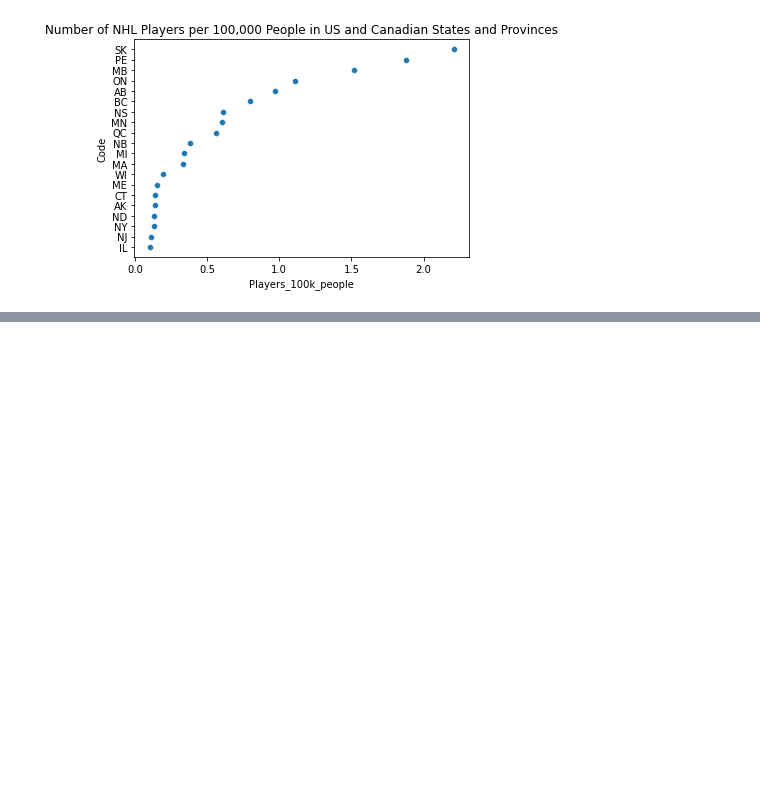
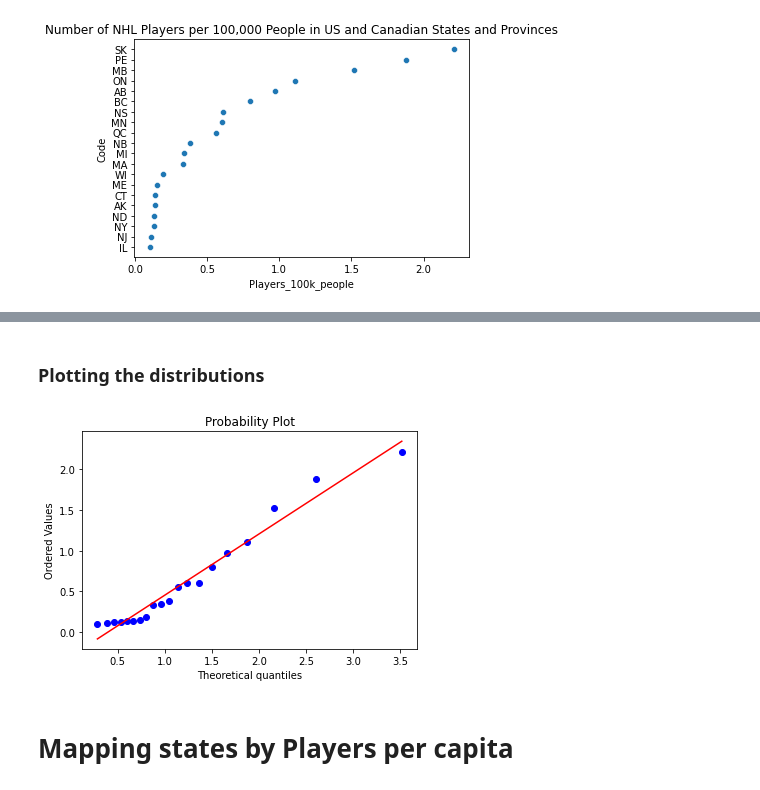
Before and after one commit to gregfeliu/Birthplace_Analysis_of_NHL_Players, a Jupyter notebook: notebooks/5.Analysis.ipynb, the cells around one changed output, grey strips where cells are left out. Cells and saved outputs as stored; diff of their text form; code cells hidden in the pictures; blank space fills up the shorter version.

```diff
--- a/notebooks/5.Analysis.ipynb
+++ b/notebooks/5.Analysis.ipynb
@@ -368,0 +429,9 @@ Text(0.5, 1.0, 'Number of NHL Players per 100,000 People in US and Canadian Stat
+# %% [markdown]
+### Plotting the distributions
+# %%
+st.probplot(top20_us_can_player_pop_df['Players_100k_people'], dist=st.lognorm(0.69), plot=pylab)
+pylab.show()
+# %% [output]
+[figure, added]
+# %% [markdown]
+# Mapping states by Players per capita
```
Also changed, not shown: parts of 16 cells of this notebook.
